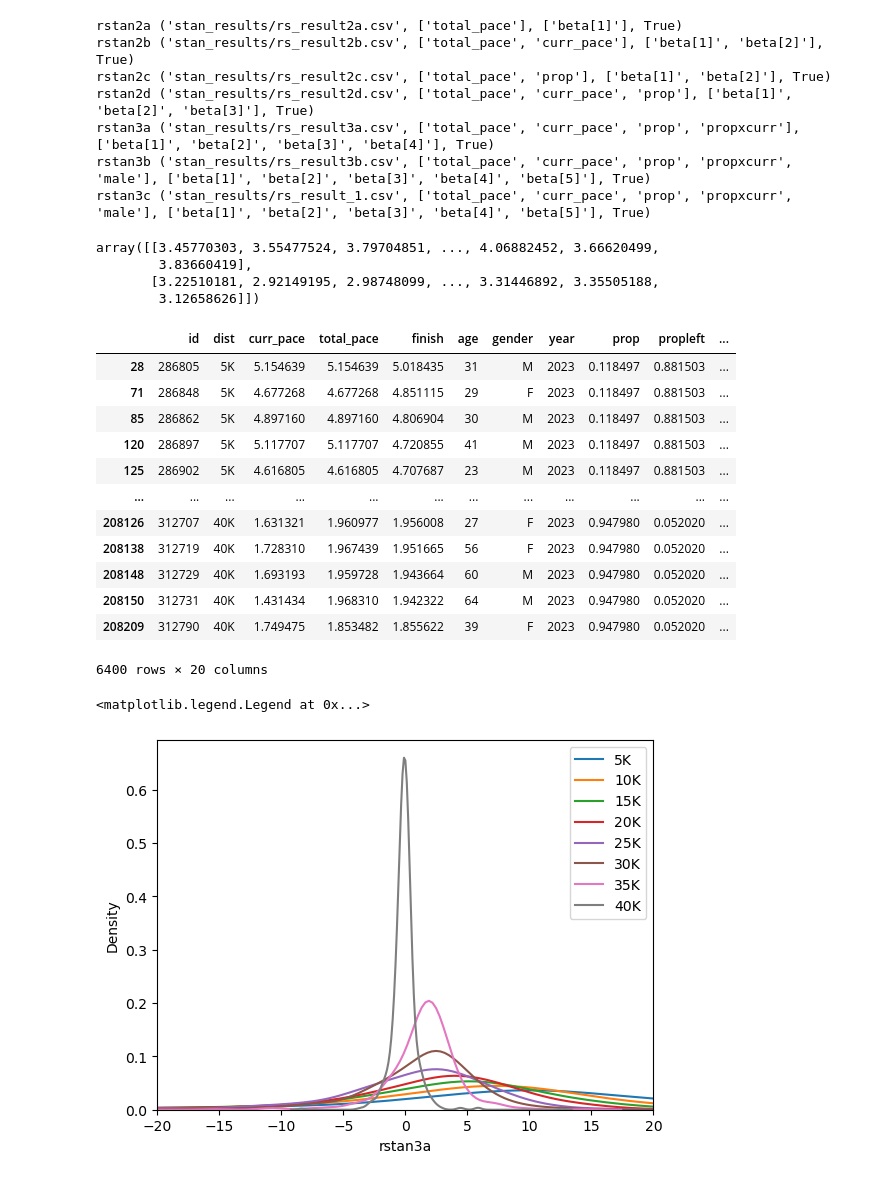
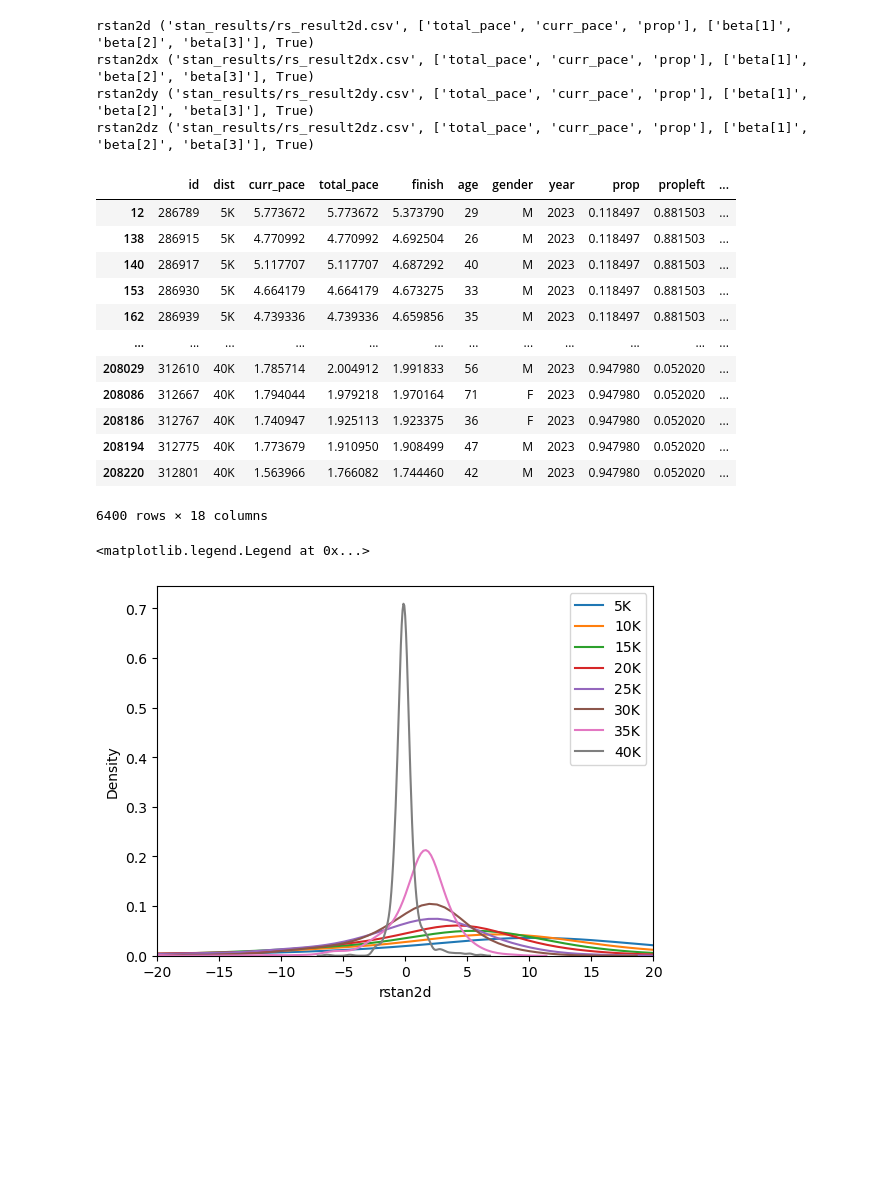
Before and after one commit to eaegerber/Marathon_Predictor, a Jupyter notebook: compare.ipynb, the cells around one changed output. Drawn from its saved outputs; the diff is of its cells as text; code cells hidden in the pictures; blank space fills up the shorter version.

```diff
--- a/compare.ipynb
+++ b/compare.ipynb
@@ -4,7 +4,7 @@ import pandas as pd
 import matplotlib.pyplot as plt
 from utils import get_data, get_preds, get_table
 np.random.seed(2024)
-train, test = get_data(filepath="processed_data/full_data_secs.csv", size_train=1000, size_test=800)
+train, test = get_data(filepath="processed_data/full_data_secs.csv", size_train=1000, size_test=800, train_tup=(2019, 2023))
 train["propleft"] = 1 - train["prop"]
 test["propleft"] = 1 - test["prop"]
 train["propxcurr"] = train["prop"] * train["curr_pace"]
@@ -12,6 +12,11 @@ test["propxcurr"] = test["prop"] * test["curr_pace"]
 
 train['male'] = train['gender'].apply(lambda x: 1 if x == 'M' else 0)
 test['male'] = test['gender'].apply(lambda x: 1 if x == 'M' else 0)
+train["propxcurr"] = train["prop"] * train["curr_pace"]
+test["propxcurr"] = test["prop"] * test["curr_pace"]
+train["malexage"] = train["male"] * train["age"]
+test["malexage"] = test["male"] * test["age"]
 train.to_csv("train.csv")
 test.to_csv("test.csv")
+
 # test = pd.read_csv("test.csv")
@@ -22,15 +29,24 @@ model_info = {
     # "rstan1c" : ("stan_results/rs_result1c.csv", ["total_pace", "prop"],  ["beta[1]", "beta[2]"], False),
     # "rstan1d" : ("stan_results/rs_result1d.csv", ["total_pace", "curr_pace", "prop"], ["beta[1]", "beta[2]", "beta[3]"], False),
 
-    "rstan2a" : ("stan_results/rs_result2a.csv", ["total_pace"], ["beta[1]"], True),
-    "rstan2b" : ("stan_results/rs_result2b.csv", ["total_pace", "curr_pace"],  ["beta[1]", "beta[2]"], True),
-    "rstan2c" : ("stan_results/rs_result2c.csv", ["total_pace", "prop"], ["beta[1]", "beta[2]"], True),
+    # "rstan2a" : ("stan_results/rs_result2a.csv", ["total_pace"], ["beta[1]"], True),
+    # "rstan2b" : ("stan_results/rs_result2b.csv", ["total_pace", "curr_pace"],  ["beta[1]", "beta[2]"], True),
+    # "rstan2c" : ("stan_results/rs_result2c.csv", ["total_pace", "prop"], ["beta[1]", "beta[2]"], True),
     "rstan2d" : ("stan_results/rs_result2d.csv", ["total_pace", "curr_pace", "prop"], ["beta[1]", "beta[2]", "beta[3]"], True),
+    "rstan2dx" : ("stan_results/rs_result2dx.csv", ["total_pace", "curr_pace", "prop"], ["beta[1]", "beta[2]", "beta[3]"], True),
+    "rstan2dy" : ("stan_results/rs_result2dy.csv", ["total_pace", "curr_pace", "prop"], ["beta[1]", "beta[2]", "beta[3]"], True),
+    "rstan2dz" : ("stan_results/rs_result2dz.csv", ["total_pace", "curr_pace", "prop"], ["beta[1]", "beta[2]", "beta[3]"], True),
 
-    "rstan3a" : ("stan_results/rs_result3a.csv", ["total_pace", "curr_pace", "prop", "propxcurr"], ["beta[1]", "beta[2]", "beta[3]", "beta[4]"], True),
-    "rstan3b" : ("stan_results/rs_result3b.csv", ["total_pace", "curr_pace", "prop", "propxcurr", "male"], ["beta[1]", "beta[2]", "beta[3]", "beta[4]", "beta[5]"], True),
+    # "rstan3a" : ("stan_results/rs_result3a.csv", ["total_pace", "curr_pace", "prop", "propxcurr"], ["beta[1]", "beta[2]", "beta[3]", "beta[4]"], True),
+    # "rstan3b" : ("stan_results/rs_result3b.csv", ["total_pace", "curr_pace", "prop", "propxcurr", "male"], ["beta[1]", "beta[2]", "beta[3]", "beta[4]", "beta[5]"], True),
+    # "rstan3c" : ("stan_results/rs_result3c.csv", ["total_pace", "curr_pace", "prop", "propxcurr", "age"], ["beta[1]", "beta[2]", "beta[3]", "beta[4]", "beta[5]"], True),
+    # "rstan3d" : ("stan_results/rs_result3d.csv", ["total_pace", "curr_pace", "prop", "propxcurr", "male", "age"], ["beta[1]", "beta[2]", "beta[3]", "beta[4]", "beta[5]", "beta[6]"], True),
+    # "rstan3e" : ("stan_results/rs_result3e.csv", ["total_pace", "curr_pace", "prop", "propxcurr", "male", "age", "malexage"], ["beta[1]", "beta[2]", "beta[3]", "beta[4]", "beta[5]", "beta[6]", "beta[7]"], True),
 
-    "rstan3c" : ("stan_results/rs_result_1.csv", ["total_pace", "curr_pace", "prop", "propxcurr", "male"], ["beta[1]", "beta[2]", "beta[3]", "beta[4]", "beta[5]"], True),
+    # "rstan2d2" : ("stan_results/rs_result2d2.csv", ["total_pace", "curr_pace", "prop", "propxcurr", "male"], ["beta[1]", "beta[2]", "beta[3]", "beta[4]", "beta[5]"], True),
+    # "rstan2d3" : ("stan_results/rs_result2d3.csv", ["total_pace", "curr_pace", "prop", "propxcurr", "male"], ["beta[1]", "beta[2]", "beta[3]", "beta[4]", "beta[5]"], True),
+    # "rstan2d4" : ("stan_results/rs_result2d4.csv", ["total_pace", "curr_pace", "prop", "propxcurr", "male"], ["beta[1]", "beta[2]", "beta[3]", "beta[4]", "beta[5]"], True),
+    # "rstan2d5" : ("stan_results/rs_result2d5.csv", ["total_pace", "curr_pace", "prop", "propxcurr", "male"], ["beta[1]", "beta[2]", "beta[3]", "beta[4]", "beta[5]"], True),
 }
 
 models = {k: pd.read_csv(v[0]) for k, v in model_info.items()}
@@ -42,51 +70,43 @@ for k, v in model_info.items():
     preds = get_preds(test, pd.read_csv(v[0]), feats_lis=v[1], beta_lis=v[2], propleft=v[3])
     model_preds[k] = preds
 # %% [output]
-rstan2a ('stan_results/rs_result2a.csv', ['total_pace'], ['beta[1]'], True)
-rstan2b ('stan_results/rs_result2b.csv', ['total_pace', 'curr_pace'], ['beta[1]', 'beta[2]'], True)
-rstan2c ('stan_results/rs_result2c.csv', ['total_pace', 'prop'], ['beta[1]', 'beta[2]'], True)
 rstan2d ('stan_results/rs_result2d.csv', ['total_pace', 'curr_pace', 'prop'], ['beta[1]', 'beta[2]', 'beta[3]'], True)
-rstan3a ('stan_results/rs_result3a.csv', ['total_pace', 'curr_pace', 'prop', 'propxcurr'], ['beta[1]', 'beta[2]', 'beta[3]', 'beta[4]'], True)
-rstan3b ('stan_results/rs_result3b.csv', ['total_pace', 'curr_pace', 'prop', 'propxcurr', 'male'], ['beta[1]', 'beta[2]', 'beta[3]', 'beta[4]', 'beta[5]'], True)
-rstan3c ('stan_results/rs_result_1.csv', ['total_pace', 'curr_pace', 'prop', 'propxcurr', 'male'], ['beta[1]', 'beta[2]', 'beta[3]', 'beta[4]', 'beta[5]'], True)
+rstan2dx ('stan_results/rs_result2dx.csv', ['total_pace', 'curr_pace', 'prop'], ['beta[1]', 'beta[2]', 'beta[3]'], True)
+rstan2dy ('stan_results/rs_result2dy.csv', ['total_pace', 'curr_pace', 'prop'], ['beta[1]', 'beta[2]', 'beta[3]'], True)
+rstan2dz ('stan_results/rs_result2dz.csv', ['total_pace', 'curr_pace', 'prop'], ['beta[1]', 'beta[2]', 'beta[3]'], True)
 # %%
-s_data =pd.DataFrame([[4, 0.2, .5], [3, 0.5, .5]], columns=["total_pace", "prop", "propleft"])
-get_preds(s_data, models['rstan2c'], feats_lis = ["total_pace", "prop"], beta_lis = ["beta[1]", "beta[2]"], full=True)
+# s_data =pd.DataFrame([[4, 0.2, .5], [3, 0.5, .5]], columns=["total_pace", "prop", "propleft"])
+# get_preds(s_data, models['rstan2c'], feats_lis = ["total_pace", "prop"], beta_lis = ["beta[1]", "beta[2]"], full=True)
-# %% [output]
-array([[3.45770303, 3.55477524, 3.79704851, ..., 4.06882452, 3.66620499,
-        3.83660419],
-       [3.22510181, 2.92149195, 2.98748099, ..., 3.31446892, 3.35505188,
-        3.12658626]])
 # %%
 test2 = test.copy()
 for k, v in model_preds.items():
     test2[k] = get_table(v)["stan"]
-test2["extrap"] = get_table(model_preds["rstan3a"])["extrap"]
+test2["extrap"] = get_table(model_preds["rstan2d"])["extrap"]
 test2
 # %% [output]
 |  | id | dist | curr_pace | total_pace | finish | age | gender | year | prop | propleft | ... |
-| 28 | 286805 | 5K | 5.154639 | 5.154639 | 5.018435 | 31 | M | 2023 | 0.118497 | 0.881503 | ... |
-| 71 | 286848 | 5K | 4.677268 | 4.677268 | 4.851115 | 29 | F | 2023 | 0.118497 | 0.881503 | ... |
-| 85 | 286862 | 5K | 4.897160 | 4.897160 | 4.806904 | 30 | M | 2023 | 0.118497 | 0.881503 | ... |
-| 120 | 286897 | 5K | 5.117707 | 5.117707 | 4.720855 | 41 | M | 2023 | 0.118497 | 0.881503 | ... |
-| 125 | 286902 | 5K | 4.616805 | 4.616805 | 4.707687 | 23 | M | 2023 | 0.118497 | 0.881503 | ... |
+| 12 | 286789 | 5K | 5.773672 | 5.773672 | 5.373790 | 29 | M | 2023 | 0.118497 | 0.881503 | ... |
+| 138 | 286915 | 5K | 4.770992 | 4.770992 | 4.692504 | 26 | M | 2023 | 0.118497 | 0.881503 | ... |
+| 140 | 286917 | 5K | 5.117707 | 5.117707 | 4.687292 | 40 | M | 2023 | 0.118497 | 0.881503 | ... |
+| 153 | 286930 | 5K | 4.664179 | 4.664179 | 4.673275 | 33 | M | 2023 | 0.118497 | 0.881503 | ... |
+| 162 | 286939 | 5K | 4.739336 | 4.739336 | 4.659856 | 35 | M | 2023 | 0.118497 | 0.881503 | ... |
 | ... | ... | ... | ... | ... | ... | ... | ... | ... | ... | ... | ... |
-| 208126 | 312707 | 40K | 1.631321 | 1.960977 | 1.956008 | 27 | F | 2023 | 0.947980 | 0.052020 | ... |
-| 208138 | 312719 | 40K | 1.728310 | 1.967439 | 1.951665 | 56 | F | 2023 | 0.947980 | 0.052020 | ... |
-| 208148 | 312729 | 40K | 1.693193 | 1.959728 | 1.943664 | 60 | M | 2023 | 0.947980 | 0.052020 | ... |
-| 208150 | 312731 | 40K | 1.431434 | 1.968310 | 1.942322 | 64 | M | 2023 | 0.947980 | 0.052020 | ... |
-| 208209 | 312790 | 40K | 1.749475 | 1.853482 | 1.855622 | 39 | F | 2023 | 0.947980 | 0.052020 | ... |
+| 208029 | 312610 | 40K | 1.785714 | 2.004912 | 1.991833 | 56 | M | 2023 | 0.947980 | 0.052020 | ... |
+| 208086 | 312667 | 40K | 1.794044 | 1.979218 | 1.970164 | 71 | F | 2023 | 0.947980 | 0.052020 | ... |
+| 208186 | 312767 | 40K | 1.740947 | 1.925113 | 1.923375 | 36 | F | 2023 | 0.947980 | 0.052020 | ... |
+| 208194 | 312775 | 40K | 1.773679 | 1.910950 | 1.908499 | 47 | M | 2023 | 0.947980 | 0.052020 | ... |
+| 208220 | 312801 | 40K | 1.563966 | 1.766082 | 1.744460 | 42 | M | 2023 | 0.947980 | 0.052020 | ... |
-6400 rows × 20 columns
+6400 rows × 18 columns
 # %%
 import seaborn as sns
 marks = ["5K", "10K", "15K", "20K", "25K", "30K", "35K", "40K"]
 for mark in marks:
-    sns.kdeplot(test2[test2["dist"] == mark]["rstan3a"], label=mark)
+    sns.kdeplot(test2[test2["dist"] == mark]["rstan2d"], label=mark)
 plt.xlim(-20, 20)
 plt.legend()
 # %% [output]
 <matplotlib.legend.Legend at 0x...>
-[figure, old version]
+[figure, new version]
 # %%
 for m in model_info.keys():
     sns.kdeplot(test2[m], label=m)
```
Also changed, not shown: parts of 13 cells of this notebook, 2 other files.
